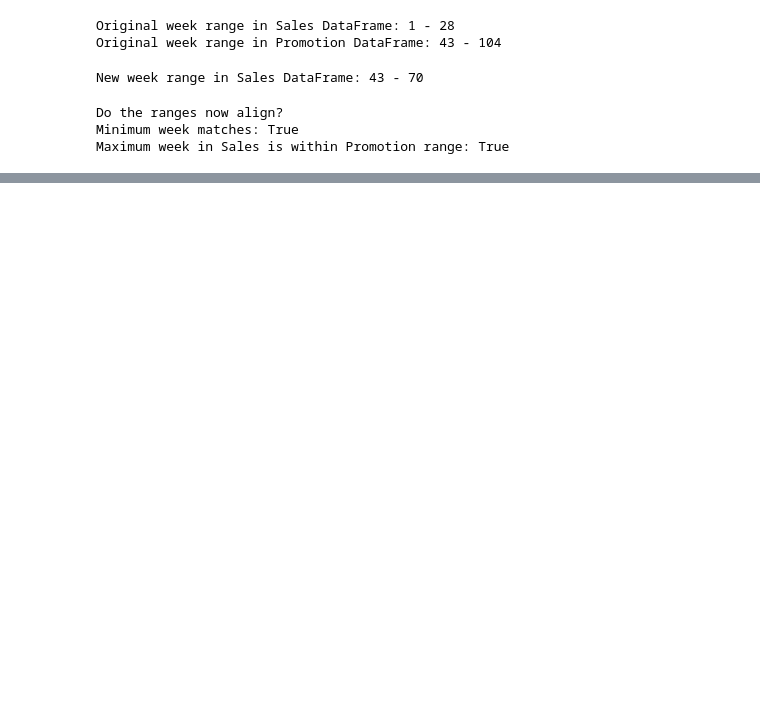
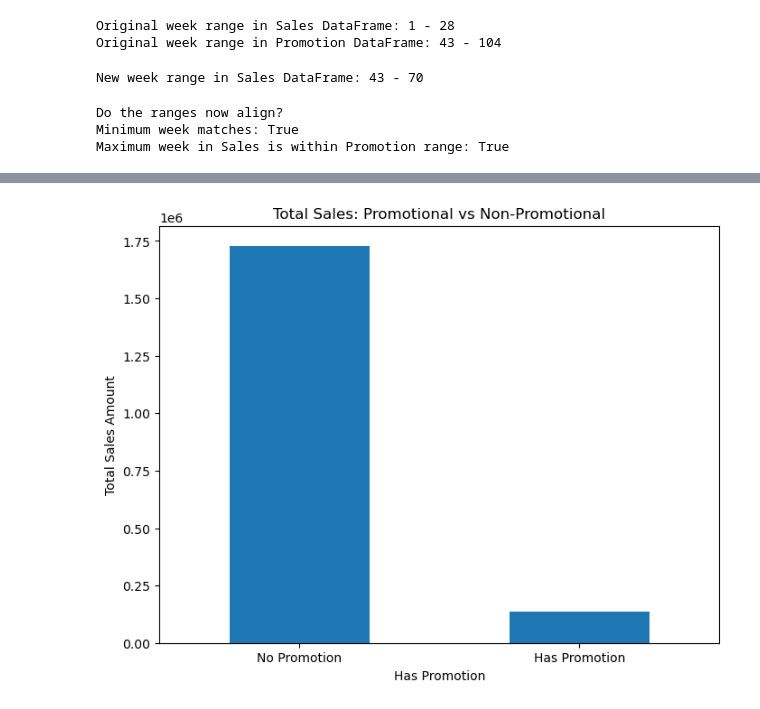
Before and after one commit to Kusalani/Sales-and-Promotions-Analysis, a Jupyter notebook: models/Data preparation.ipynb, the cells around one changed output, grey strips where cells are left out. Drawn from its saved outputs; the diff is of its cells as text; code cells hidden in the pictures; blank space fills up the shorter version.

```diff
--- a/models/Data preparation.ipynb
+++ b/models/Data preparation.ipynb
@@ -255,0 +427,12 @@ Maximum week in Sales is within Promotion range: True
+# %%
+# 6. Analyze sales with and without promotions
+sales_by_promotion = full_dataset.groupby('has_promotion')['amount'].sum().sort_values(ascending=False)
+plt.figure(figsize=(8, 6))
+sales_by_promotion.plot(kind='bar')
+plt.title('Total Sales: Promotional vs Non-Promotional')
+plt.xlabel('Has Promotion')
+plt.ylabel('Total Sales Amount')
+plt.xticks([0, 1], ['No Promotion', 'Has Promotion'], rotation=0)
+plt.show()
+# %% [output]
+[figure, added]
```
Also changed, not shown: parts of 30 cells of this notebook.
